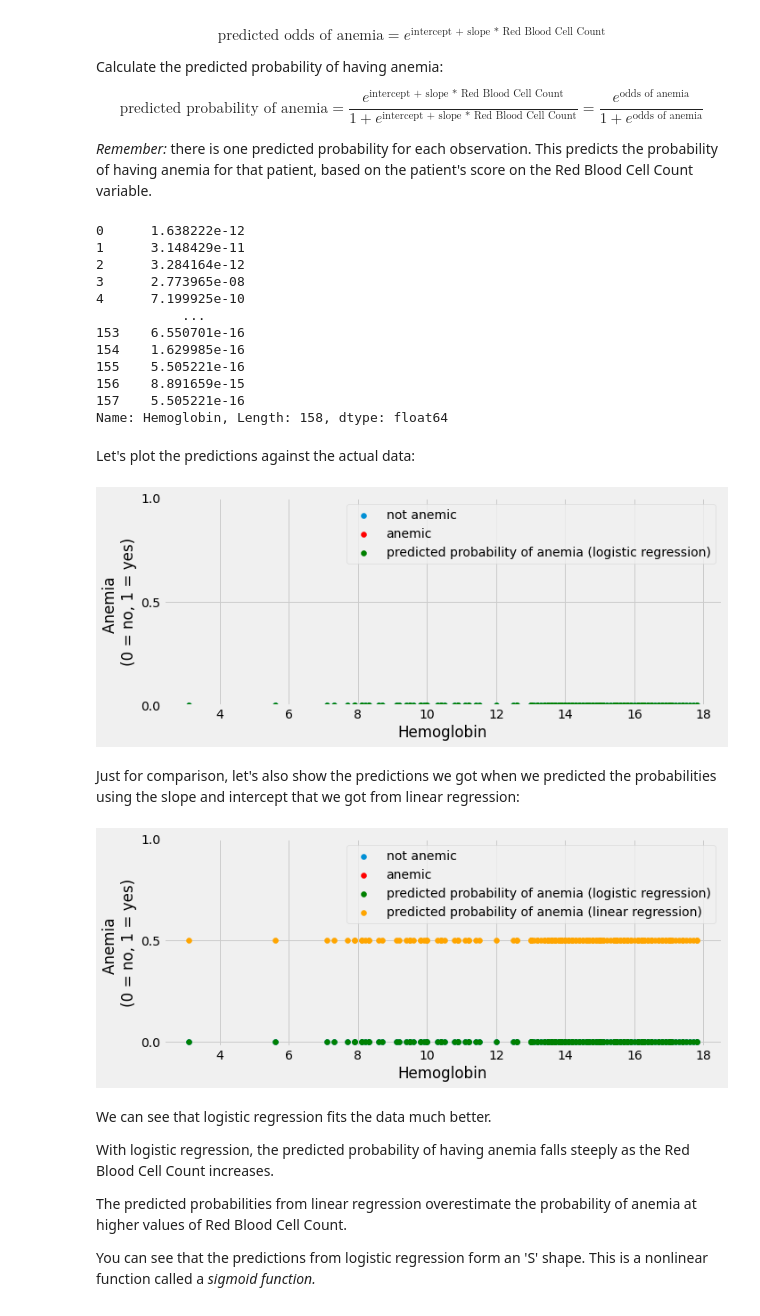
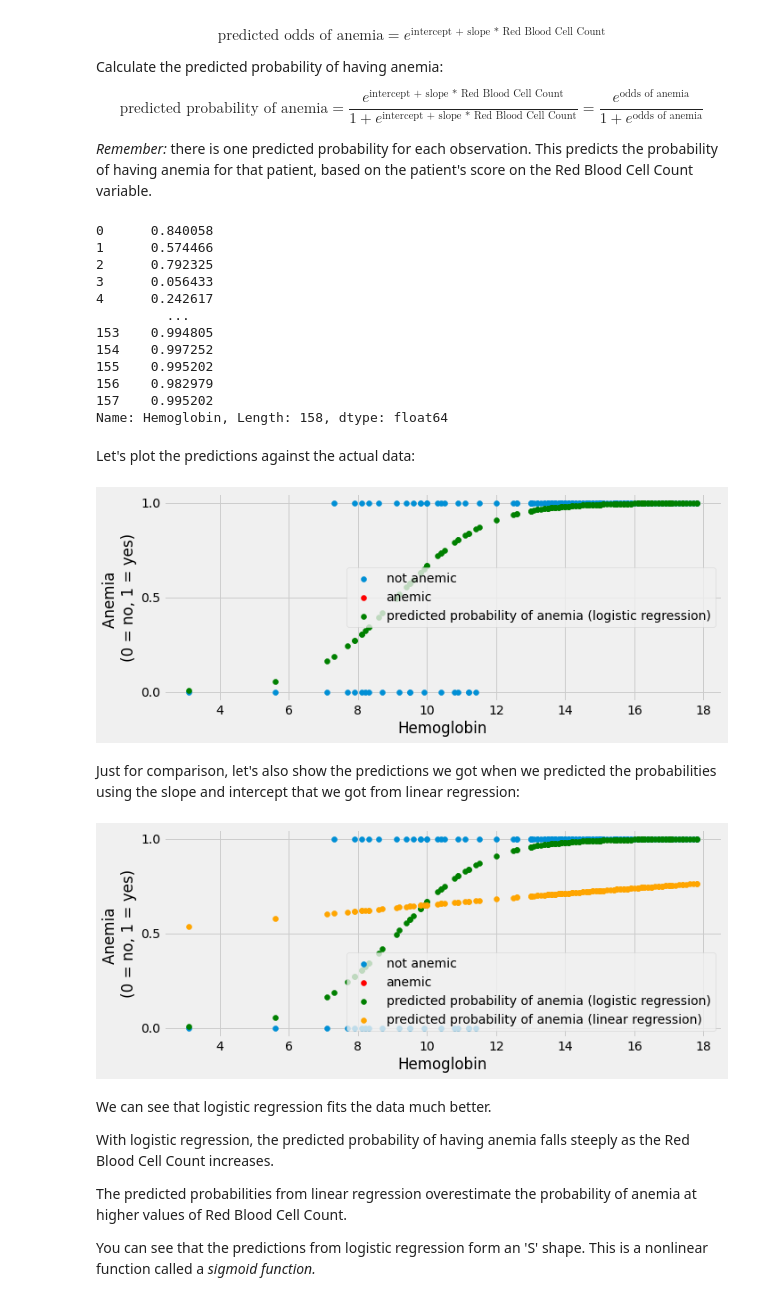
Before and after one commit to pxr687/edu_resources, a Jupyter notebook: Binary_Logistic_Regression_with_Minimize.ipynb, the cells around one changed output. Drawn from its saved outputs; the diff is of its cells as text; code cells hidden in the pictures.

```diff
--- a/Binary_Logistic_Regression_with_Minimize.ipynb
+++ b/Binary_Logistic_Regression_with_Minimize.ipynb
@@ -239,10 +211,10 @@ def sos_error_for_minimize(intercept_and_slope):
     slope = intercept_and_slope[1]
 
     # generate the predicted anemia probabilities, using the slope and intercept
-    predicted = intercept + slope * red_blood_anemia['Hemoglobin']
+    predicted = intercept + slope * hgb_app['Hemoglobin']
 
     # calculate the prediction error
-    error = red_blood_anemia['Anemia_dummy'] - predicted
+    error = hgb_app['appetite_dummy'] - predicted
 
     # return the sum of the squared prediction error
     return np.sum(error ** 2)
@@ -285,7 +257,7 @@ lin_reg_intercept = min_lin_reg.x[0]
 lin_reg_slope = min_lin_reg.x[1]
 
 # use the linear regression formula to generate the predicted probability of having anemia, one probability for each patient
-predictions_lin_reg = lin_reg_intercept + lin_reg_slope * red_blood_anemia['Hemoglobin']
+predictions_lin_reg = lin_reg_intercept + lin_reg_slope * hgb_app['Hemoglobin']
 # %% [markdown]
 Let's plot our predictions, alongside the actual data. The predictions, from linear regression, are shown in orange.
 # %%
@@ -797,10 +769,10 @@ Now let's pass our function to `minimize`, to find the slope and intercept which
 We'll start with an intercept of 1 and a slope of 1 as our first guess.
 # %%
 # store the predictor variable as a python variable
-predictor = red_blood_anemia['Hemoglobin']
+predictor = hgb_app['Hemoglobin']
 
 # store the dummy-coded outcome variable as a python variable
-outcome = red_blood_anemia['Anemia_dummy']
+outcome = hgb_app['appetite_dummy']
 
 min_log_reg = minimize(log_reg_cost, [1,1], args = (predictor,outcome))
 min_log_reg
@@ -848,61 +820,61 @@ log_reg_intercept = min_log_reg.x[0]
 log_reg_slope = min_log_reg.x[1]
 
 # generate the predicted odds of having anemia (using the tricks from above)
-predicted_odds_log_reg = np.e**(log_reg_intercept + log_reg_slope * red_blood_anemia['Hemoglobin'])
+predicted_odds_log_reg = np.e**(log_reg_intercept + log_reg_slope * hgb_app['Hemoglobin'])
 
 # generate the predicted probability of having anemia (using the tricks from above)
 predicted_probs_log_reg = predicted_odds_log_reg/(1 + predicted_odds_log_reg)
 
 predicted_probs_log_reg
 # %% [output]
-0      1.638222e-12
-1      3.148429e-11
-2      3.284164e-12
-3      2.773965e-08
-4      7.199925e-10
-           ...
-153    6.550701e-16
-154    1.629985e-16
-155    5.505221e-16
-156    8.891659e-15
-157    5.505221e-16
+0      0.840058
+1      0.574466
+2      0.792325
+3      0.056433
+4      0.242617
+         ...
+153    0.994805
+154    0.997252
+155    0.995202
+156    0.982979
+157    0.995202
 Name: Hemoglobin, Length: 158, dtype: float64
 # %% [markdown]
 Let's plot the predictions against the actual data:
 # %%
 # do not worry about this code, it just generates the graph
 plt.figure(figsize = (10, 4))
-plt.scatter(red_blood_anemia['Hemoglobin'], red_blood_anemia['Anemia_dummy'], label = 'not anemic')
-plt.scatter(red_blood_anemia[red_blood_anemia['Appetite'] == 'yes']['Hemoglobin'],
-                             red_blood_anemia[red_blood_anemia['Appetite'] == 'yes']['Anemia_dummy'], color = 'red',
+plt.scatter(hgb_app['Hemoglobin'], hgb_app['appetite_dummy'], label = 'not anemic')
+plt.scatter(hgb_app[hgb_app['Appetite'] == 'yes']['Hemoglobin'],
+                             hgb_app[hgb_app['Appetite'] == 'yes']['appetite_dummy'], color = 'red',
             label = 'anemic')
-plt.scatter(red_blood_anemia['Hemoglobin'], predicted_probs_log_reg,
+plt.scatter(hgb_app['Hemoglobin'], predicted_probs_log_reg,
             label = 'predicted probability of anemia (logistic regression)', color = 'green')
 plt.xlabel('Hemoglobin')
 plt.ylabel('Anemia \n(0 = no, 1 = yes)')
 plt.legend()
 plt.yticks([0,0.5, 1]);
 # %% [output]
-[figure, old version]
+[figure, new version]
 # %% [markdown]
 Just for comparison, let's also show the predictions we got when we predicted the probabilities using the slope and intercept that we got from linear regression:
 # %%
 # do not worry about this code, it just generates the graph
 plt.figure(figsize = (10, 4))
-plt.scatter(red_blood_anemia['Hemoglobin'], red_blood_anemia['Anemia_dummy'], label = 'not anemic')
-plt.scatter(red_blood_anemia[red_blood_anemia['Appetite'] == 'yes']['Hemoglobin'],
-                             red_blood_anemia[red_blood_anemia['Appetite'] == 'yes']['Anemia_dummy'], color = 'red',
+plt.scatter(hgb_app['Hemoglobin'], hgb_app['appetite_dummy'], label = 'not anemic')
+plt.scatter(hgb_app[hgb_app['Appetite'] == 'yes']['Hemoglobin'],
+                             hgb_app[hgb_app['Appetite'] == 'yes']['appetite_dummy'], color = 'red',
             label = 'anemic')
-plt.scatter(red_blood_anemia['Hemoglobin'], predicted_probs_log_reg,
+plt.scatter(hgb_app['Hemoglobin'], predicted_probs_log_reg,
             label = 'predicted probability of anemia (logistic regression)', color = 'green')
-plt.scatter(red_blood_anemia['Hemoglobin'], prob_anemia,
+plt.scatter(hgb_app['Hemoglobin'], prob_anemia,
             label = 'predicted probability of anemia (linear regression)', color = 'orange')
 plt.xlabel('Hemoglobin')
 plt.ylabel('Anemia \n(0 = no, 1 = yes)')
 plt.legend()
 plt.yticks([0,0.5, 1]);
 # %% [output]
-[figure, old version]
+[figure, new version]
 # %% [markdown]
 We can see that logistic regression fits the data much better.
 
```
Also changed, not shown: parts of 35 cells of this notebook, 1 other file.
